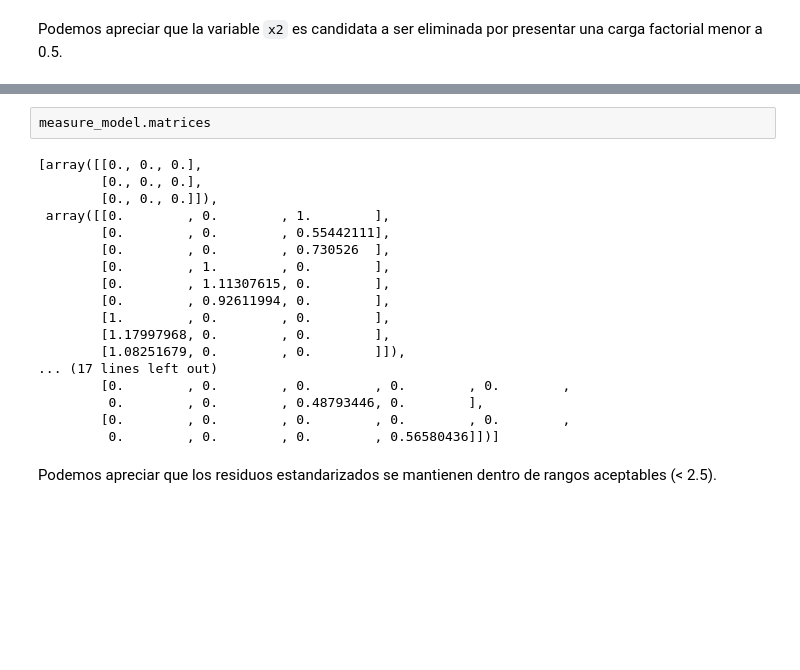
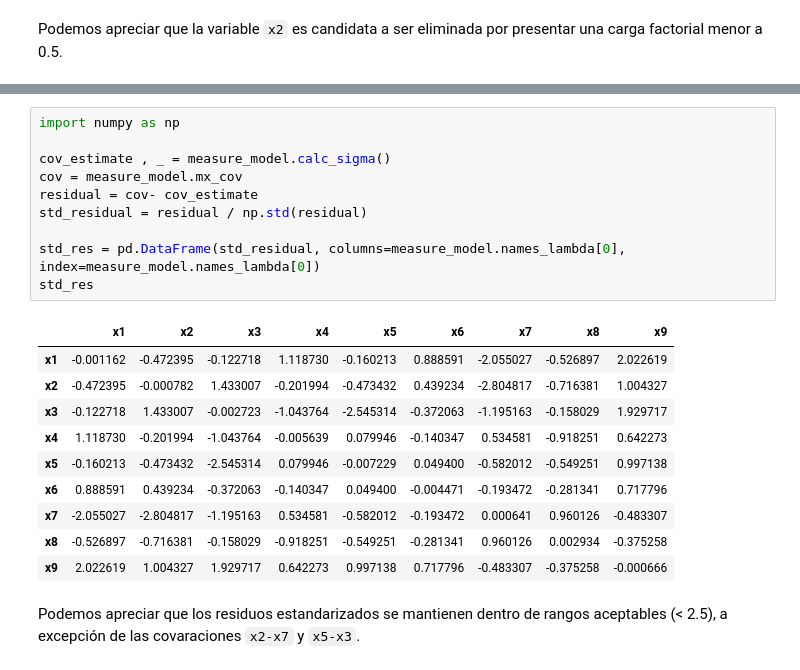
Before and after one commit to renatoparedes/EstadisticaYPsicologiaMatematica, a Jupyter notebook: SEM/AFC.ipynb, the cells around one changed output, grey strips where cells are left out. Drawn from its saved outputs; the diff is of its cells as text; blank space fills up the shorter version.

```diff
--- a/SEM/AFC.ipynb
+++ b/SEM/AFC.ipynb
@@ -267,22 +255,23 @@ estimates[estimates['op'] == "~~"]
-# %%
-measure_model.matrices
-# %% [output]
-[array([[0., 0., 0.],
-        [0., 0., 0.],
-        [0., 0., 0.]]),
- array([[0.        , 0.        , 1.        ],
-        [0.        , 0.        , 0.55442111],
-        [0.        , 0.        , 0.730526  ],
-        [0.        , 1.        , 0.        ],
-        [0.        , 1.11307615, 0.        ],
-        [0.        , 0.92611994, 0.        ],
-        [1.        , 0.        , 0.        ],
-        [1.17997968, 0.        , 0.        ],
-        [1.08251679, 0.        , 0.        ]]),
-... (17 lines left out)
-        [0.        , 0.        , 0.        , 0.        , 0.        ,
-         0.        , 0.        , 0.48793446, 0.        ],
-        [0.        , 0.        , 0.        , 0.        , 0.        ,
-         0.        , 0.        , 0.        , 0.56580436]])]
+# %%
+import numpy as np
+
+cov_estimate , _ = measure_model.calc_sigma()
+cov = measure_model.mx_cov
+residual = cov- cov_estimate
+std_residual = residual / np.std(residual)
+
+std_res = pd.DataFrame(std_residual, columns=measure_model.names_lambda[0], index=measure_model.names_lambda[0])
+std_res
+# %% [output]
+|  | x1 | x2 | x3 | x4 | x5 | x6 | x7 | x8 | x9 |
+| x1 | -0.001162 | -0.472395 | -0.122718 | 1.118730 | -0.160213 | 0.888591 | -2.055027 | -0.526897 | 2.022619 |
+| x2 | -0.472395 | -0.000782 | 1.433007 | -0.201994 | -0.473432 | 0.439234 | -2.804817 | -0.716381 | 1.004327 |
+| x3 | -0.122718 | 1.433007 | -0.002723 | -1.043764 | -2.545314 | -0.372063 | -1.195163 | -0.158029 | 1.929717 |
+| x4 | 1.118730 | -0.201994 | -1.043764 | -0.005639 | 0.079946 | -0.140347 | 0.534581 | -0.918251 | 0.642273 |
+| x5 | -0.160213 | -0.473432 | -2.545314 | 0.079946 | -0.007229 | 0.049400 | -0.582012 | -0.549251 | 0.997138 |
+| x6 | 0.888591 | 0.439234 | -0.372063 | -0.140347 | 0.049400 | -0.004471 | -0.193472 | -0.281341 | 0.717796 |
+| x7 | -2.055027 | -2.804817 | -1.195163 | 0.534581 | -0.582012 | -0.193472 | 0.000641 | 0.960126 | -0.483307 |
+| x8 | -0.526897 | -0.716381 | -0.158029 | -0.918251 | -0.549251 | -0.281341 | 0.960126 | 0.002934 | -0.375258 |
+| x9 | 2.022619 | 1.004327 | 1.929717 | 0.642273 | 0.997138 | 0.717796 | -0.483307 | -0.375258 | -0.000666 |
 # %% [markdown]
-Podemos apreciar que los residuos estandarizados se mantienen dentro de rangos aceptables (< 2.5).
+Podemos apreciar que los residuos estandarizados se mantienen dentro de rangos aceptables (< 2.5), a excepción de las covaraciones `x2-x7` y `x5-x3`.
```
Also changed, not shown: parts of 20 cells of this notebook, 2 other files.
